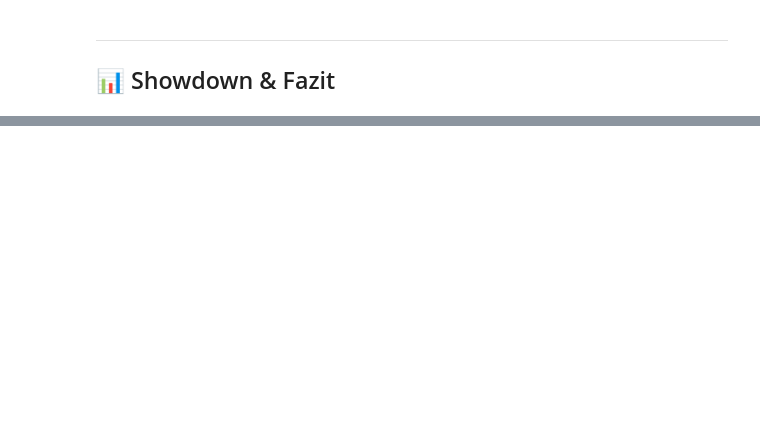
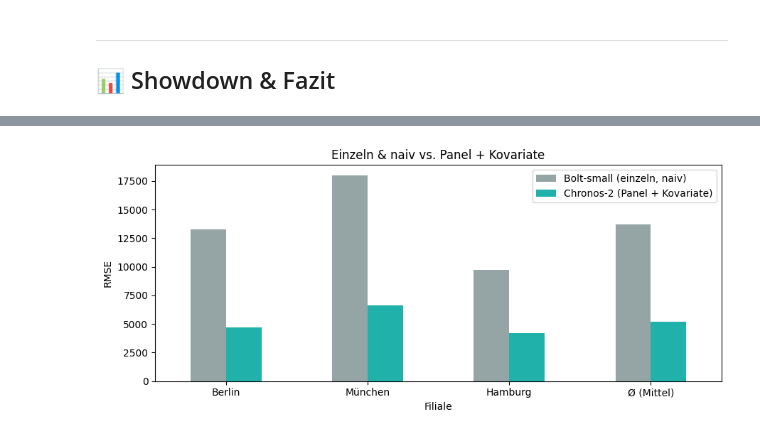
Before and after one commit to KaiSteffen/Business-Prognosis, a Jupyter notebook: chronos/notebooks/3_chronos_handson_solution.ipynb, the cells around one changed output, grey strips where cells are left out. Saved outputs shown, nothing was run; the diff lists cells and outputs as text; code cells hidden in the pictures; blank space fills up the shorter version.

```diff
--- a/chronos/notebooks/3_chronos_handson_solution.ipynb
+++ b/chronos/notebooks/3_chronos_handson_solution.ipynb
@@ -181,0 +263,17 @@ pd.DataFrame([m1, m2a, m2b]).set_index('label').round(1)
+# %%
+# --- Lösung: Panel bauen + EIN Aufruf für alle Filialen ---
+context_mv = pd.concat(ctx_list, ignore_index=True)   # 3 Filial-Tabellen untereinander -> EINE Tabelle
+future_mv  = pd.concat(fut_list, ignore_index=True)   # dito: bekannte Kovariaten-Zukunft aller Filialen
+
+pred_mv = pipe2.predict_df(
+    context_mv, future_df=future_mv, prediction_length=H,
+    quantile_levels=[0.1, 0.5, 0.9],
+    id_column='id', timestamp_column='timestamp', target='target',
+)
+
+# So sieht die Antwort von Chronos-2 aus: EINE Zeile pro Filiale UND Zukunftstag.
+#   id          -> welche Filiale (3 Filialen x 60 Tage = 180 Zeilen)
+#   timestamp   -> welcher Testtag (2023-11-02 bis 2023-12-31, nahtlos an die Historie anschließend)
+#   0.1/0.5/0.9 -> Quantile; '0.5' (Median) ist die Punktprognose
+# head() zeigt nur die ersten 5 Zeilen -> deshalb hier nur Berlin, Anfang November.
+print(pred_mv.head())
@@ -181,0 +304,62 @@ pd.DataFrame([m1, m2a, m2b]).set_index('label').round(1)
+# %%
+# ============================================================
+# AUSWERTUNG (vorgegeben) — Wie viel besser ist das Panel als ein Einzelkämpfer?
+# Ablauf: 1) Gegner laden  2) pro Filiale beide Prognosen holen
+#         3) RMSE-Tabelle  4) Balkendiagramm  5) Blick auf Hamburg
+# ============================================================
+
+# --- 1) Der GEGNER: Bolt-small aus Aufgabe 1 --------------------------------
+#     Er bekommt weder Kovariate noch Panel: jede Filiale einzeln, nur Historie.
+if 'pipe' not in globals():                      # nur laden, falls noch nicht da
+    pipe = BaseChronosPipeline.from_pretrained('amazon/chronos-bolt-small', device_map='cpu')
+
+rows, bolt_med = [], {}
+for name in factors:                             # 'Berlin', 'München', 'Hamburg'
+    # --- 2a) Daten DIESER Filiale herausschneiden ---------------------------
+    y_tr = stores[name][start[name]:-H]          # Historie (Hamburg: nur ~13 Monate!)
+    y_te = stores[name][-H:]                     # echte letzte 60 Tage = "Prüfungsbogen"
+
+    # --- 2b) Prognose des Gegners: EIN Aufruf PRO Filiale, isoliert ----------
+    q, _ = pipe.predict_quantiles(inputs=torch.tensor(y_tr, dtype=torch.float32),
+                                  prediction_length=H, quantile_levels=[0.1, 0.5, 0.9])
+    bolt_med[name] = q[0, :, 1].numpy()          # Median merken (für den Hamburg-Plot)
+
+    # --- 2c) DEINE Panel-Prognose aus der großen Tabelle filtern -------------
+    #     pred_mv hat eine Zeile pro Filiale UND Tag -> die id-Spalte trennt sie.
+    med_c2 = pred_mv.loc[pred_mv['id'] == name, '0.5'].to_numpy()   # 60 Median-Werte
+
+    # --- 2d) Der SCHIEDSRICHTER: beide gegen die echten Werte messen ---------
+    rows.append({'Filiale': name,
+                 'Bolt-small (einzeln, naiv)': np.sqrt(mean_squared_error(y_te, bolt_med[name])),
+                 'Chronos-2 (Panel + Kovariate)': np.sqrt(mean_squared_error(y_te, med_c2))})
+
+# --- 3) Ergebnis-Tabelle: eine Zeile pro Filiale + Durchschnitt --------------
+mv = pd.DataFrame(rows).set_index('Filiale')
+mv.loc['Ø (Mittel)'] = mv.mean()
+print('RMSE je Filiale (kleiner = besser)')
+print(mv.round(1))
+
+# --- 4) Dieselbe Tabelle als Bild: pro Filiale zwei Balken -------------------
+#     grau = Gegner (einzeln & naiv), türkis = dein Panel + Kovariate
+ax = mv.plot.bar(figsize=(9, 4), color=['#95A5A6', '#20B2AA'], rot=0)
+ax.set_ylabel('RMSE'); ax.set_title('Einzeln & naiv vs. Panel + Kovariate')
+plt.tight_layout(); plt.show()
+
+# --- 5) Die Vorhersagen im Vergleich: pro Filiale echt vs. beide Prognosen ---
+#     grau = letzte 30 Tage Historie | schwarz = echte Testwerte
+#     orange = Bolt (einzeln, naiv)  | blau = Chronos-2 (Panel + Kovariate)
+fig, axes = plt.subplots(3, 1, figsize=(13, 11), sharex=True)
+for ax, name in zip(axes, factors):
+    ax.plot(df['ds'].iloc[-H-30:-H], stores[name][-H-30:-H], color='gray', lw=1,
+            label='Historie (letzte 30 Tage)')
+    test_x = df['ds'].iloc[-H:]
+    ax.plot(test_x, stores[name][-H:], color='black', marker='.', label='Test (echt)')
+    ax.plot(test_x, bolt_med[name], color='C1', lw=1.8, label='Bolt-small (einzeln)')
+    ax.plot(test_x, pred_mv.loc[pred_mv['id'] == name, '0.5'].to_numpy(), color='C0', lw=2,
+            label='Chronos-2 (Panel + Kovariate)')
+    ax.axvline(df['ds'].iloc[-H], color='k', ls=':')
+    extra = ' — junge Filiale: nur EIN Black Friday in der Historie!' if name == 'Hamburg' else ''
+    ax.set_title(f'{name}{extra}')
+    ax.set_ylabel('Umsatz'); ax.legend(fontsize=9, ncol=2)
+plt.tight_layout(); plt.show()
+# %% [output]
@@ -181,0 +373 @@ pd.DataFrame([m1, m2a, m2b]).set_index('label').round(1)
+[figure, added]
```
Also changed, not shown: parts of 21 cells of this notebook, 2 other files.
